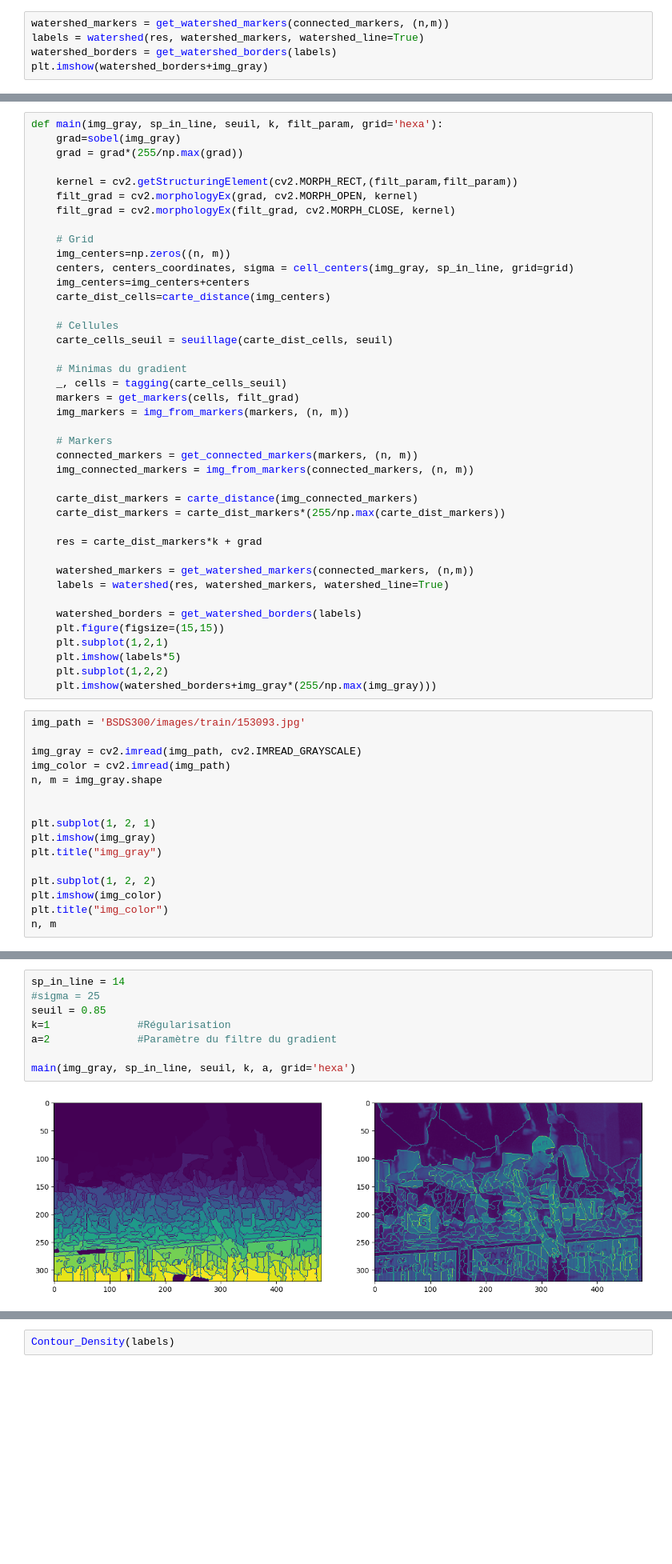
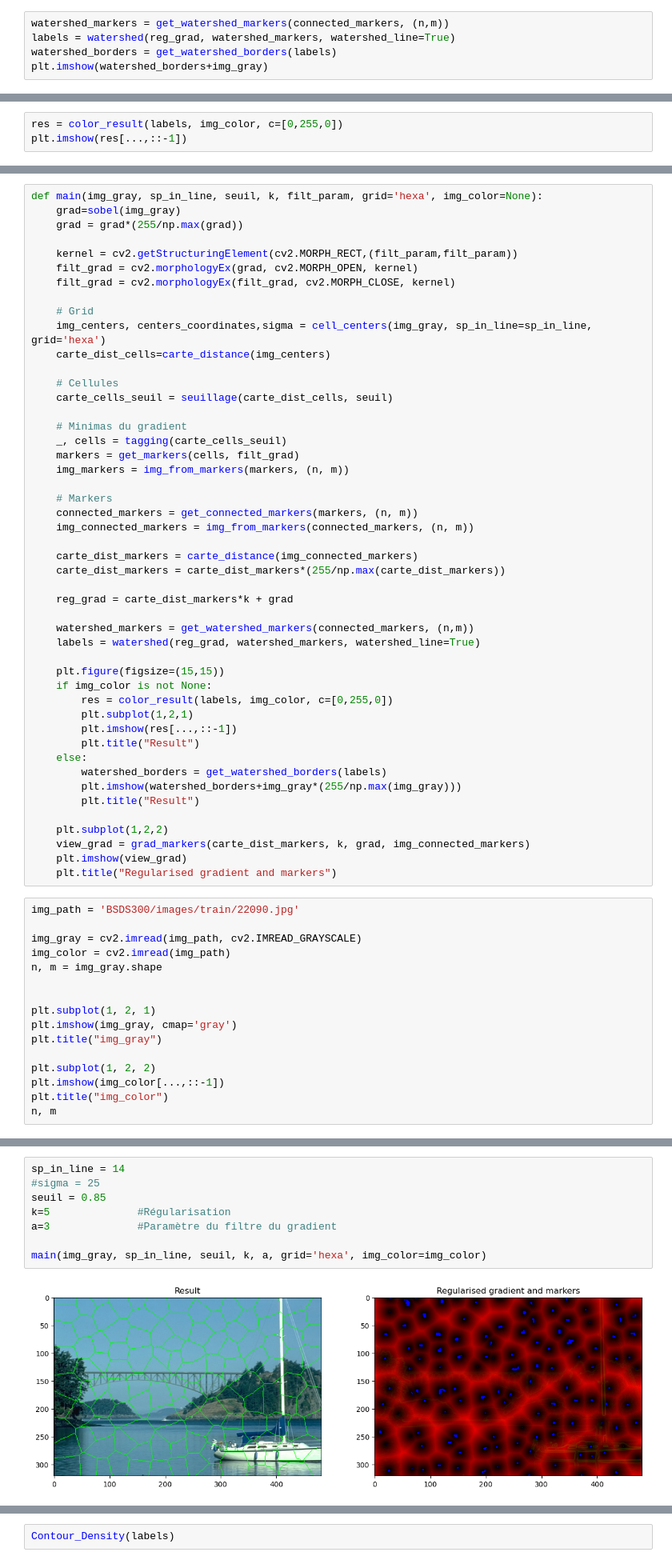
Before and after one commit to cvincent13/ProjetIMA, a Jupyter notebook: Waterpixel_Vincent_KegneGumete.ipynb, the cells around one changed output, grey strips where cells are left out. Shown at 80% size. Saved outputs shown, nothing was run; the diff lists cells and outputs as text; blank space fills up the shorter version.

Commit message:
Visualisation des résultats

```diff
--- a/Waterpixel_Vincent_KegneGumete.ipynb
+++ b/Waterpixel_Vincent_KegneGumete.ipynb
@@ -454,7 +454,7 @@ def get_watershed_borders(labels):
     return watershed_borders
 # %%
 watershed_markers = get_watershed_markers(connected_markers, (n,m))
-labels = watershed(res, watershed_markers, watershed_line=True)
+labels = watershed(reg_grad, watershed_markers, watershed_line=True)
 watershed_borders = get_watershed_borders(labels)
 plt.imshow(watershed_borders+img_gray)
 # %% [output]
@@ -462,0 +485,3 @@ plt.imshow(watershed_borders+img_gray)
+# %%
+res = color_result(labels, img_color, c=[0,255,0])
+plt.imshow(res[...,::-1])
@@ -463,7 +491,7 @@ plt.imshow(watershed_borders+img_gray)
 # %% [markdown]
 # Tests
 # %%
-def main(img_gray, sp_in_line, seuil, k, filt_param, grid='hexa'):
+def main(img_gray, sp_in_line, seuil, k, filt_param, grid='hexa', img_color=None):
     grad=sobel(img_gray)
     grad = grad*(255/np.max(grad))
 
@@ -472,9 +500,7 @@ def main(img_gray, sp_in_line, seuil, k, filt_param, grid='hexa'):
     filt_grad = cv2.morphologyEx(filt_grad, cv2.MORPH_CLOSE, kernel)
 
     # Grid
-    img_centers=np.zeros((n, m))
-    centers, centers_coordinates, sigma = cell_centers(img_gray, sp_in_line, grid=grid)
-    img_centers=img_centers+centers
+    img_centers, centers_coordinates,sigma = cell_centers(img_gray, sp_in_line=sp_in_line, grid='hexa')
     carte_dist_cells=carte_distance(img_centers)
 
     # Cellules
@@ -492,19 +518,28 @@ def main(img_gray, sp_in_line, seuil, k, filt_param, grid='hexa'):
     carte_dist_markers = carte_distance(img_connected_markers)
     carte_dist_markers = carte_dist_markers*(255/np.max(carte_dist_markers))
 
-    res = carte_dist_markers*k + grad
+    reg_grad = carte_dist_markers*k + grad
 
     watershed_markers = get_watershed_markers(connected_markers, (n,m))
-    labels = watershed(res, watershed_markers, watershed_line=True)
+    labels = watershed(reg_grad, watershed_markers, watershed_line=True)
 
-    watershed_borders = get_watershed_borders(labels)
     plt.figure(figsize=(15,15))
-    plt.subplot(1,2,1)
-    plt.imshow(labels*5)
+    if img_color is not None:
+        res = color_result(labels, img_color, c=[0,255,0])
+        plt.subplot(1,2,1)
+        plt.imshow(res[...,::-1])
+        plt.title("Result")
+    else:
+        watershed_borders = get_watershed_borders(labels)
+        plt.imshow(watershed_borders+img_gray*(255/np.max(img_gray)))
+        plt.title("Result")
+
     plt.subplot(1,2,2)
-    plt.imshow(watershed_borders+img_gray*(255/np.max(img_gray)))
+    view_grad = grad_markers(carte_dist_markers, k, grad, img_connected_markers)
+    plt.imshow(view_grad)
+    plt.title("Regularised gradient and markers")
 # %%
-img_path = 'BSDS300/images/train/153093.jpg'
+img_path = 'BSDS300/images/train/22090.jpg'
 
 img_gray = cv2.imread(img_path, cv2.IMREAD_GRAYSCALE)
 img_color = cv2.imread(img_path)
@@ -512,11 +547,11 @@ n, m = img_gray.shape
 
 
 plt.subplot(1, 2, 1)
-plt.imshow(img_gray)
+plt.imshow(img_gray, cmap='gray')
 plt.title("img_gray")
 
 plt.subplot(1, 2, 2)
-plt.imshow(img_color)
+plt.imshow(img_color[...,::-1])
 plt.title("img_color")
 n, m
 # %% [output]
@@ -525,13 +560,13 @@ n, m
 # %%
 sp_in_line = 14
 #sigma = 25
 seuil = 0.85
-k=1              #Régularisation
-a=2              #Paramètre du filtre du gradient
+k=5              #Régularisation
+a=3              #Paramètre du filtre du gradient
 
-main(img_gray, sp_in_line, seuil, k, a, grid='hexa')
+main(img_gray, sp_in_line, seuil, k, a, grid='hexa', img_color=img_color)
 # %% [output]
-[figure, old version]
+[figure, new version]
 # %% [markdown]
 # Évaluation des résultats
 # %% [markdown]
```
Also changed, not shown: parts of 10 cells of this notebook.
